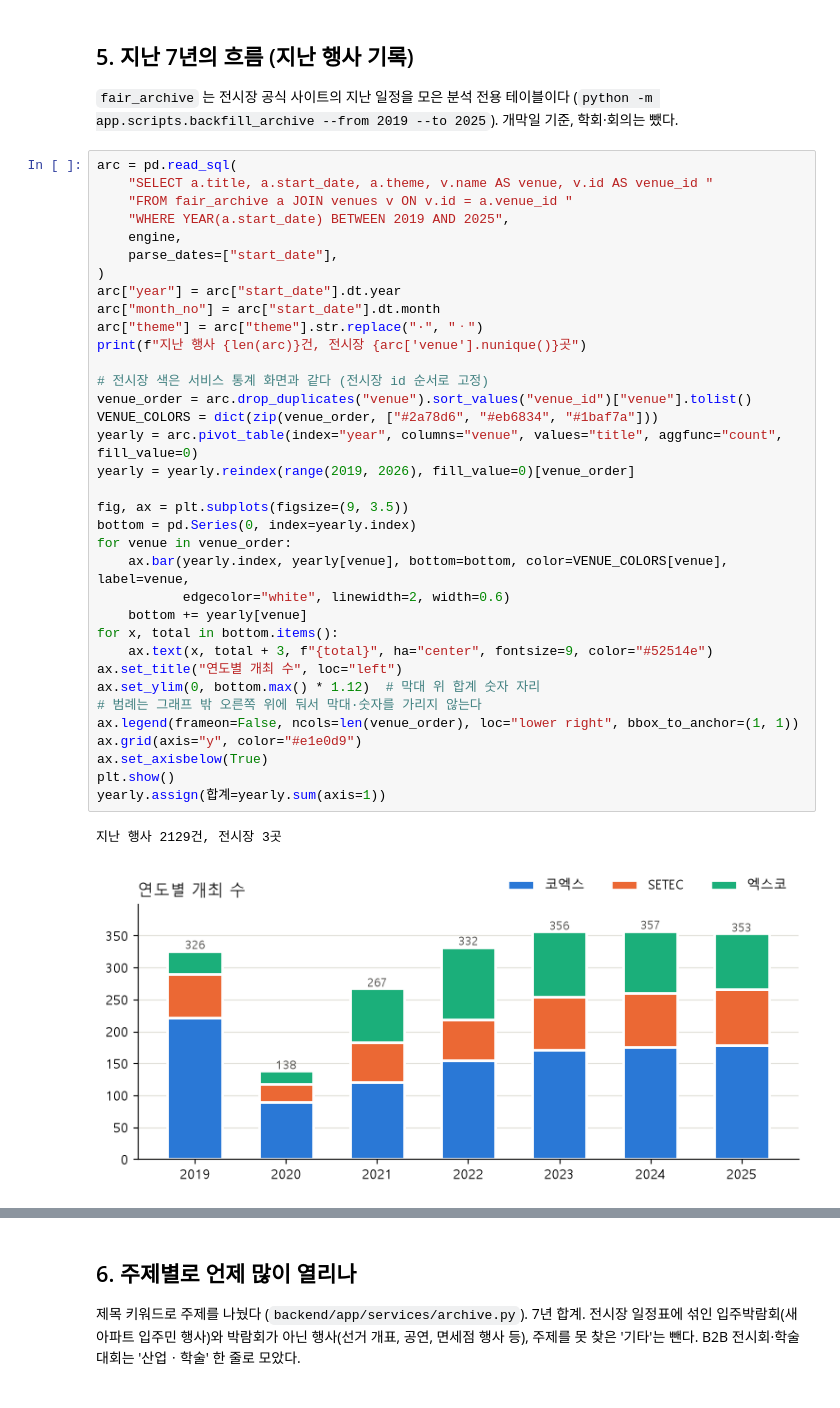
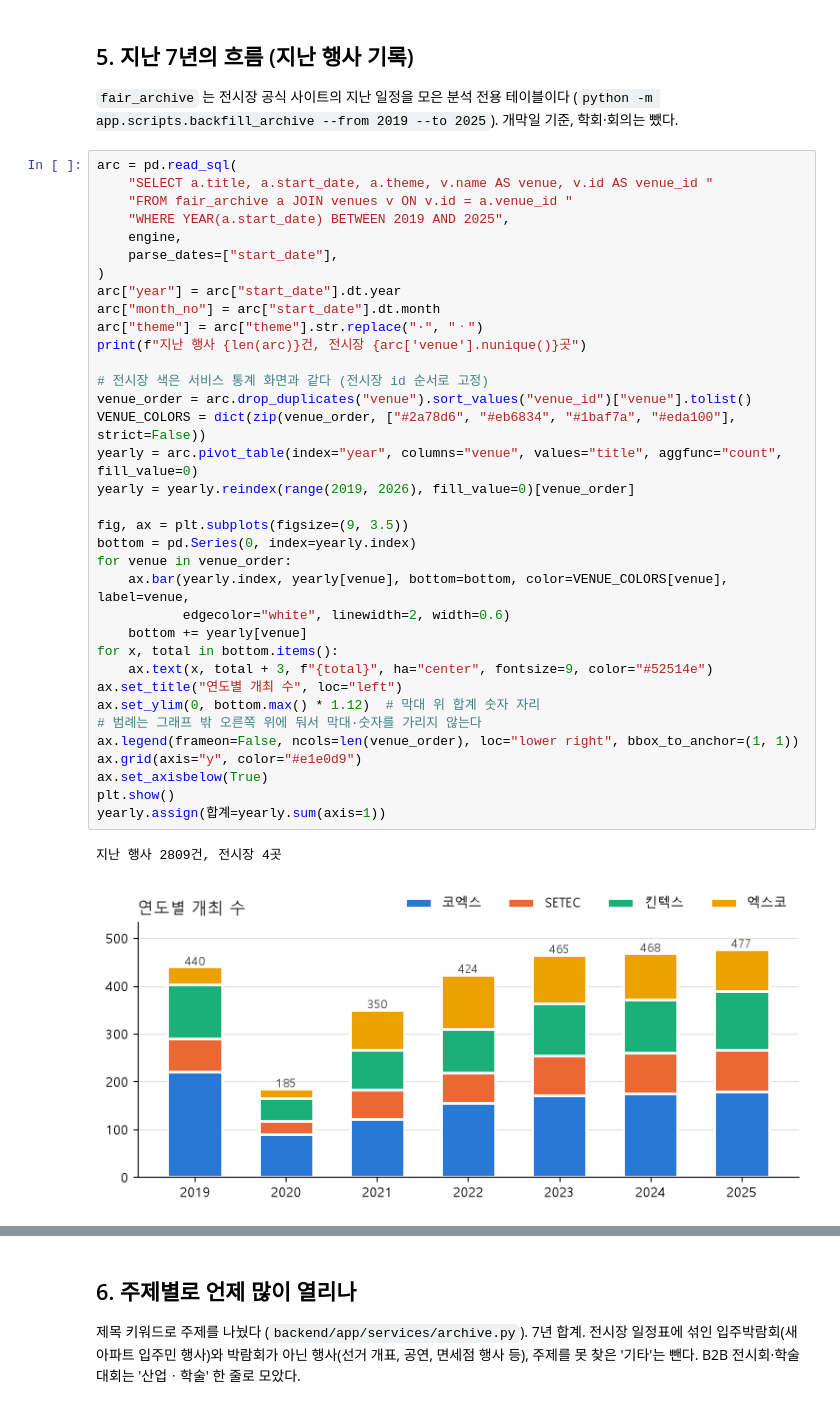
Before and after one commit to wlsdnr4319-jpg/fairpick, a Jupyter notebook: analysis/fairs_report.ipynb, the cells around one changed output, grey strips where cells are left out. Drawn from its saved outputs; the diff is of its cells as text.

Commit message:
feat: show four venues in yearly archive chart
Co-Authored-By: Claude Opus 5.5 <noreply@anthropic.com>

```diff
--- a/analysis/fairs_report.ipynb
+++ b/analysis/fairs_report.ipynb
@@ -142,33 +142,33 @@ arc = pd.read_sql(
     engine,
     parse_dates=["start_date"],
 )
 arc["year"] = arc["start_date"].dt.year
 arc["month_no"] = arc["start_date"].dt.month
 arc["theme"] = arc["theme"].str.replace("·", "ㆍ")
 print(f"지난 행사 {len(arc)}건, 전시장 {arc['venue'].nunique()}곳")
 
 # 전시장 색은 서비스 통계 화면과 같다 (전시장 id 순서로 고정)
 venue_order = arc.drop_duplicates("venue").sort_values("venue_id")["venue"].tolist()
-VENUE_COLORS = dict(zip(venue_order, ["#2a78d6", "#eb6834", "#1baf7a"]))
+VENUE_COLORS = dict(zip(venue_order, ["#2a78d6", "#eb6834", "#1baf7a", "#eda100"], strict=False))
 yearly = arc.pivot_table(index="year", columns="venue", values="title", aggfunc="count", fill_value=0)
 yearly = yearly.reindex(range(2019, 2026), fill_value=0)[venue_order]
 
 fig, ax = plt.subplots(figsize=(9, 3.5))
 bottom = pd.Series(0, index=yearly.index)
 for venue in venue_order:
     ax.bar(yearly.index, yearly[venue], bottom=bottom, color=VENUE_COLORS[venue], label=venue,
            edgecolor="white", linewidth=2, width=0.6)
     bottom += yearly[venue]
 for x, total in bottom.items():
     ax.text(x, total + 3, f"{total}", ha="center", fontsize=9, color="#52514e")
 ax.set_title("연도별 개최 수", loc="left")
 ax.set_ylim(0, bottom.max() * 1.12)  # 막대 위 합계 숫자 자리
 # 범례는 그래프 밖 오른쪽 위에 둬서 막대·숫자를 가리지 않는다
 ax.legend(frameon=False, ncols=len(venue_order), loc="lower right", bbox_to_anchor=(1, 1))
 ax.grid(axis="y", color="#e1e0d9")
 ax.set_axisbelow(True)
 plt.show()
 yearly.assign(합계=yearly.sum(axis=1))
 # %% [output]
-지난 행사 2129건, 전시장 3곳
+지난 행사 2809건, 전시장 4곳
-[figure, old version]
+[figure, new version]
```
Also changed, not shown: parts of 2 cells of this notebook, 3 other files.
